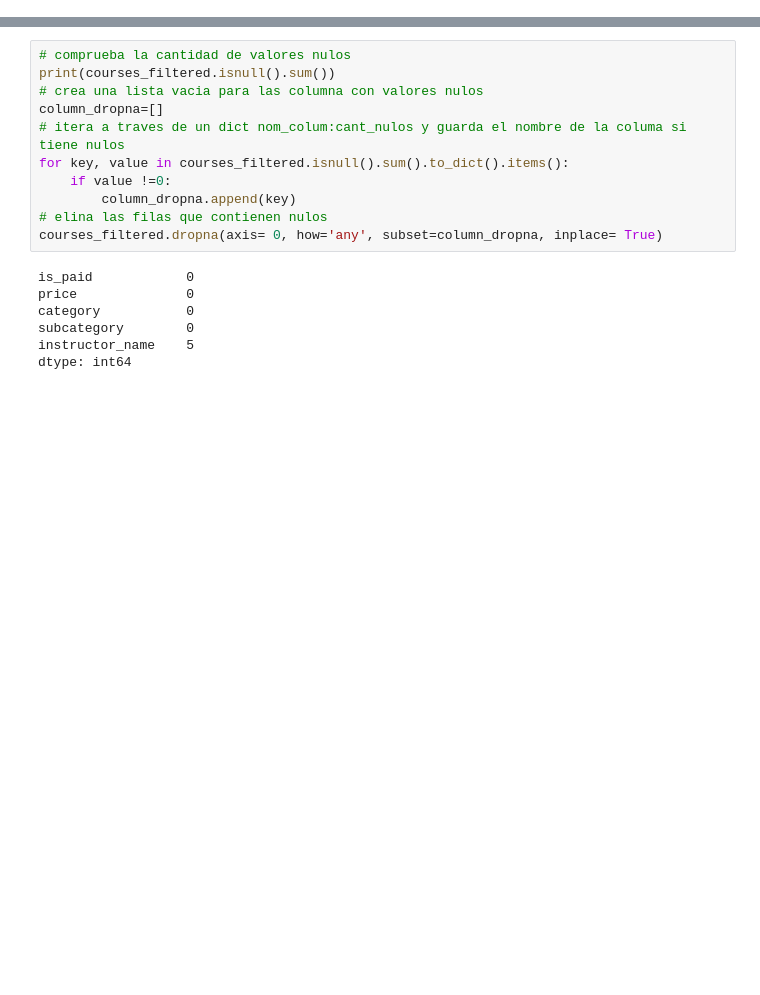
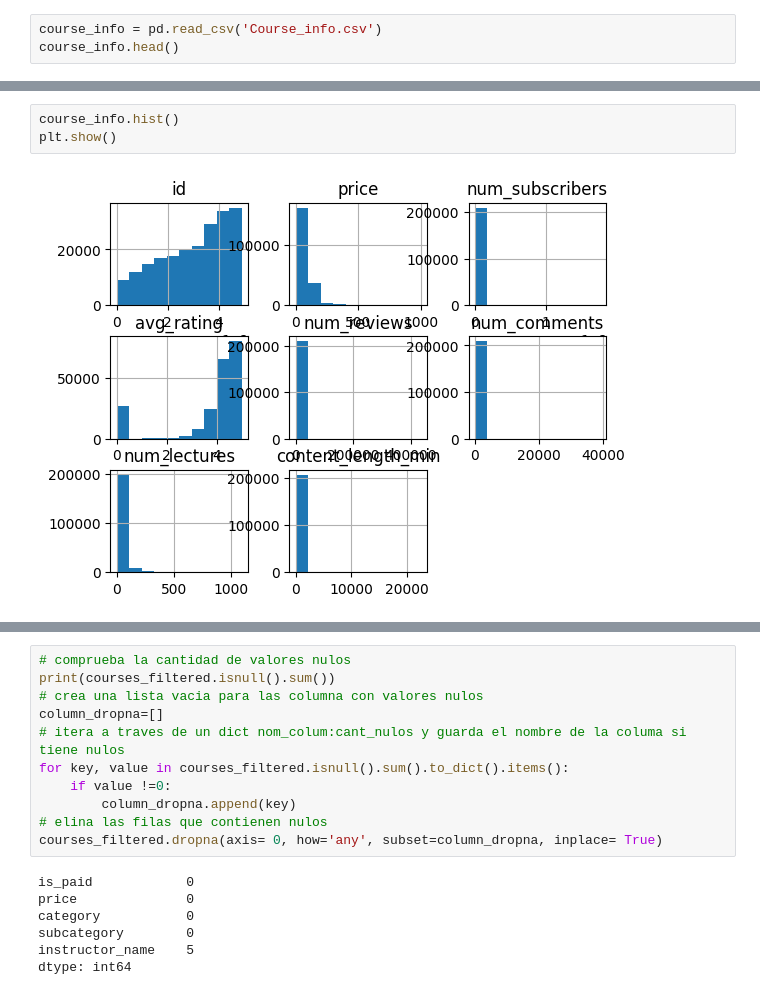
Before and after one commit to SergioQui/PBD_3, a Jupyter notebook: recommendation_system_udemy.ipynb, the cells around one changed output, grey strips where cells are left out. Drawn from its saved outputs; the diff is of its cells as text; blank space fills up the shorter version.

```diff
--- a/recommendation_system_udemy.ipynb
+++ b/recommendation_system_udemy.ipynb
@@ -11,0 +60,3 @@ courses = pd.read_csv('C:/Users/G/Documents/GitHub/recommendation_system/Course_
+# %%
+course_info = pd.read_csv('Course_info.csv')
+course_info.head()
@@ -11,0 +116,5 @@ courses = pd.read_csv('C:/Users/G/Documents/GitHub/recommendation_system/Course_
+# %%
+course_info.hist()
+plt.show()
+# %% [output]
+[figure, added]
```
Also changed, not shown: parts of 63 cells of this notebook.
